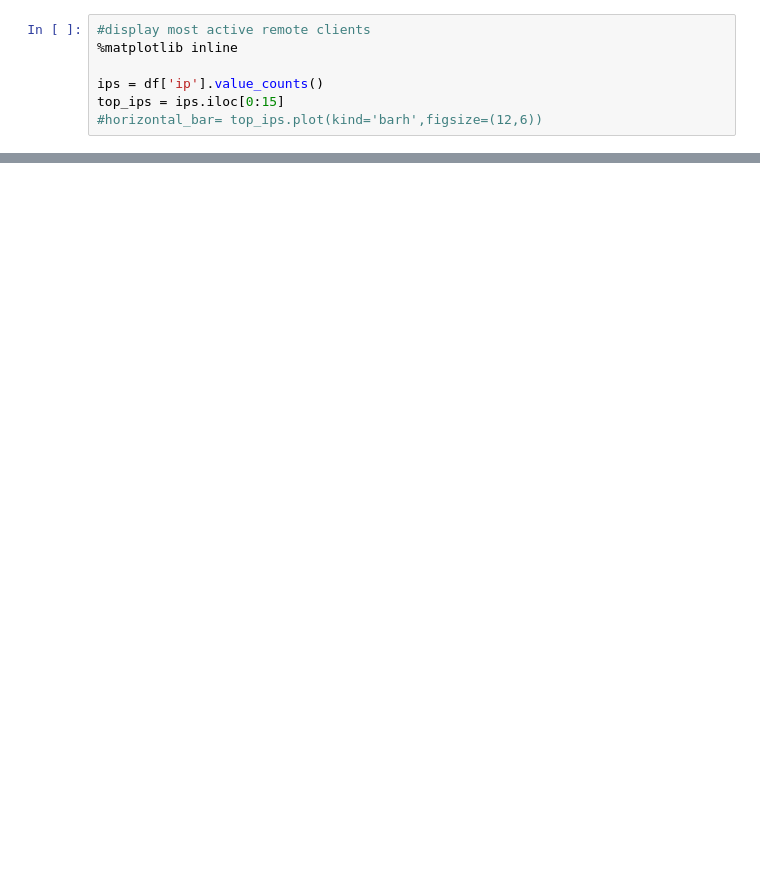
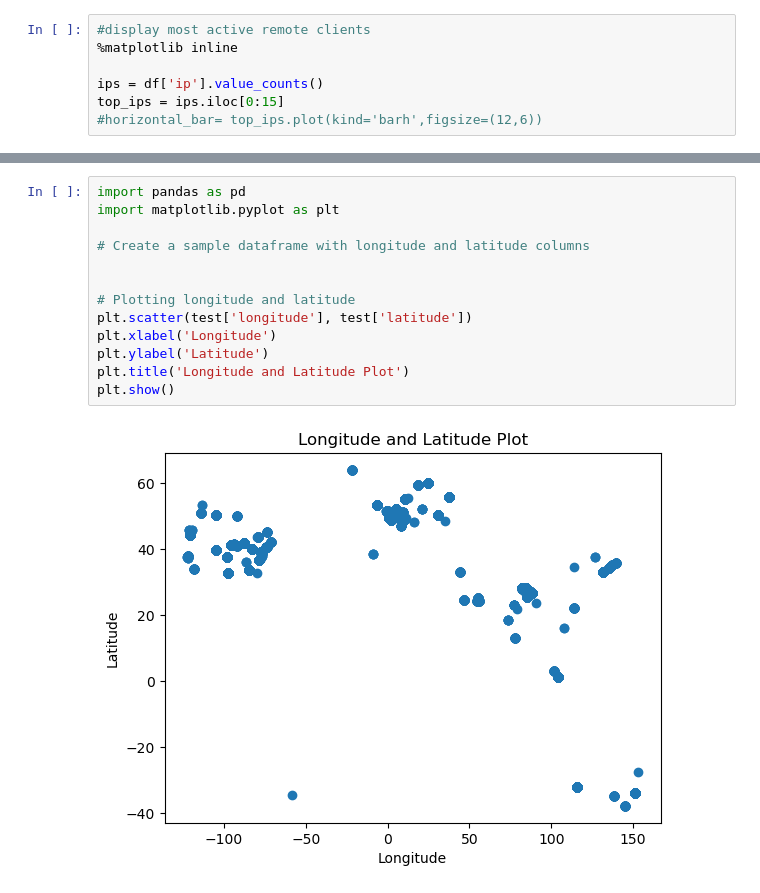
Before and after one commit to aashutoshkhadgi/webserver-log-analyzer, a Jupyter notebook: log-analyzer.py.ipynb, the cells around one changed output, grey strips where cells are left out. Drawn from its saved outputs; the diff is of its cells as text; blank space fills up the shorter version.

```diff
--- a/log-analyzer.py.ipynb
+++ b/log-analyzer.py.ipynb
@@ -173,0 +256,15 @@ pie.set_title('Top 10 Countries');
+# %%
+import pandas as pd
+import matplotlib.pyplot as plt
+
+# Create a sample dataframe with longitude and latitude columns
+
+
+# Plotting longitude and latitude
+plt.scatter(test['longitude'], test['latitude'])
+plt.xlabel('Longitude')
+plt.ylabel('Latitude')
+plt.title('Longitude and Latitude Plot')
+plt.show()
+# %% [output]
+[figure, added]
```
Also changed, not shown: parts of 17 cells of this notebook.
